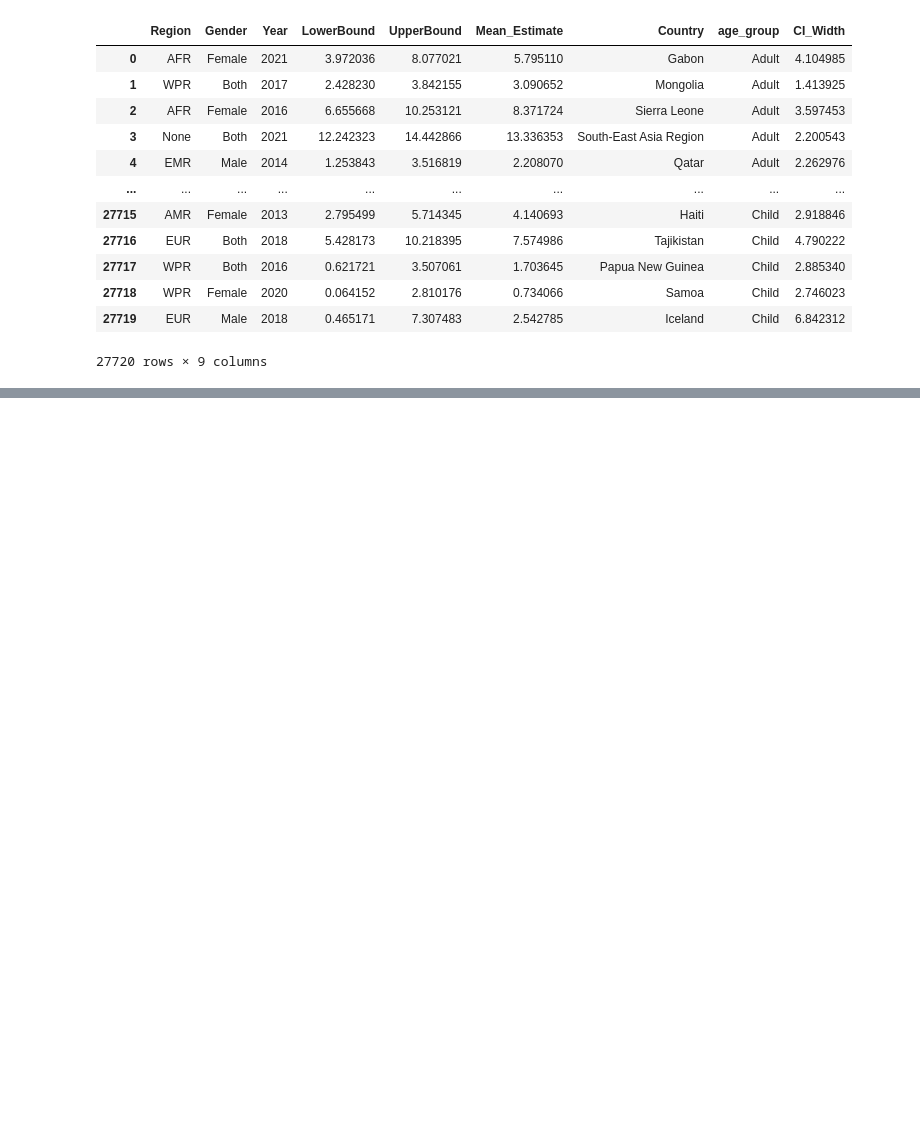
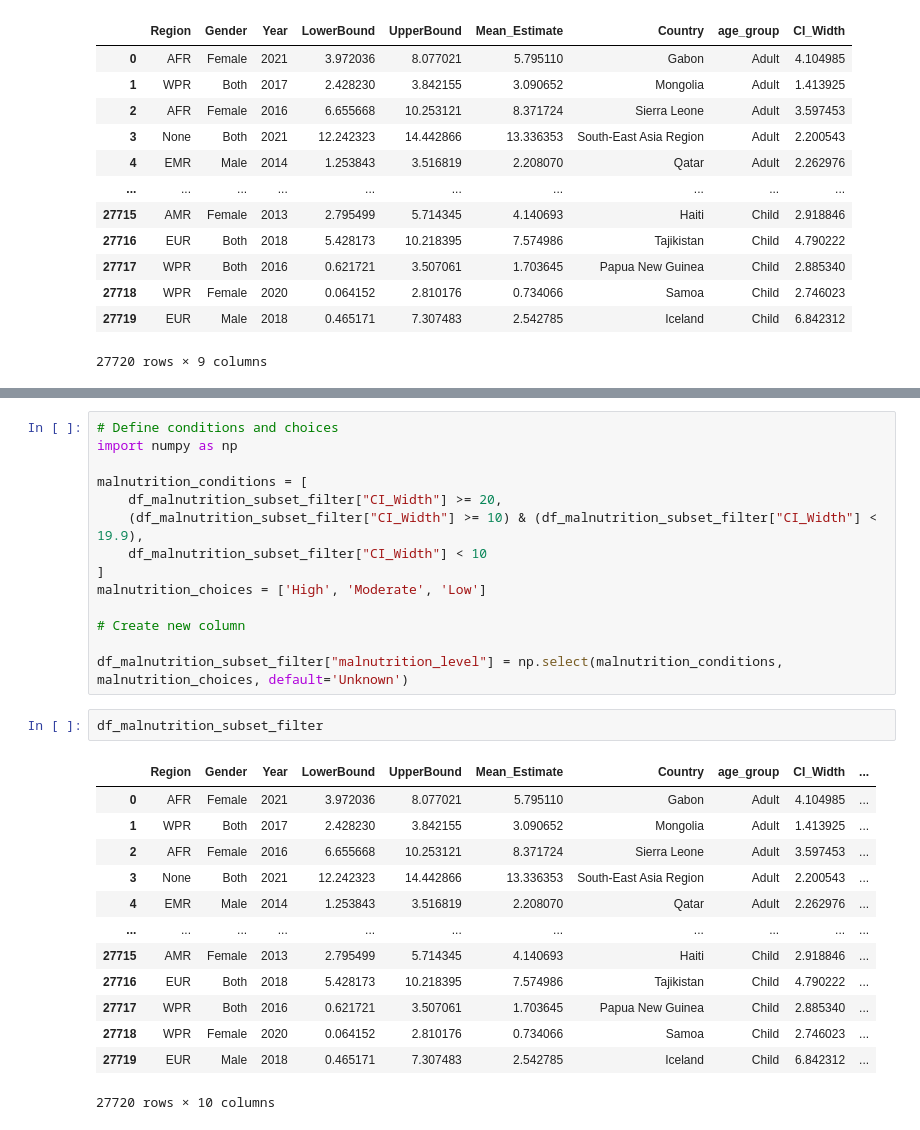
Before and after one commit to ArunK-ML/Project---Nutrition-Paradox-A-Global-View-on-Obesity-and-Malnutrition, a Jupyter notebook: Nutrition_Paradox1.ipynb, the cells around one changed output, grey strips where cells are left out. Drawn from its saved outputs; the diff is of its cells as text; blank space fills up the shorter version.

```diff
--- a/Nutrition_Paradox1.ipynb
+++ b/Nutrition_Paradox1.ipynb
@@ -199,0 +234,30 @@ df_malnutrition_subset_filter
+# %%
+# Define conditions and choices
+import numpy as np
+
+malnutrition_conditions = [
+    df_malnutrition_subset_filter["CI_Width"] >= 20,
+    (df_malnutrition_subset_filter["CI_Width"] >= 10) & (df_malnutrition_subset_filter["CI_Width"] < 19.9),
+    df_malnutrition_subset_filter["CI_Width"] < 10
+]
+malnutrition_choices = ['High', 'Moderate', 'Low']
+
+# Create new column
+
+df_malnutrition_subset_filter["malnutrition_level"] = np.select(malnutrition_conditions, malnutrition_choices, default='Unknown')
+# %%
+df_malnutrition_subset_filter
+# %% [output]
+|  | Region | Gender | Year | LowerBound | UpperBound | Mean_Estimate | Country | age_group | CI_Width | ... |
+| 0 | AFR | Female | 2021 | 3.972036 | 8.077021 | 5.795110 | Gabon | Adult | 4.104985 | ... |
+| 1 | WPR | Both | 2017 | 2.428230 | 3.842155 | 3.090652 | Mongolia | Adult | 1.413925 | ... |
+| 2 | AFR | Female | 2016 | 6.655668 | 10.253121 | 8.371724 | Sierra Leone | Adult | 3.597453 | ... |
+| 3 | None | Both | 2021 | 12.242323 | 14.442866 | 13.336353 | South-East Asia Region | Adult | 2.200543 | ... |
+| 4 | EMR | Male | 2014 | 1.253843 | 3.516819 | 2.208070 | Qatar | Adult | 2.262976 | ... |
+| ... | ... | ... | ... | ... | ... | ... | ... | ... | ... | ... |
+| 27715 | AMR | Female | 2013 | 2.795499 | 5.714345 | 4.140693 | Haiti | Child | 2.918846 | ... |
+| 27716 | EUR | Both | 2018 | 5.428173 | 10.218395 | 7.574986 | Tajikistan | Child | 4.790222 | ... |
+| 27717 | WPR | Both | 2016 | 0.621721 | 3.507061 | 1.703645 | Papua New Guinea | Child | 2.885340 | ... |
+| 27718 | WPR | Female | 2020 | 0.064152 | 2.810176 | 0.734066 | Samoa | Child | 2.746023 | ... |
+| 27719 | EUR | Male | 2018 | 0.465171 | 7.307483 | 2.542785 | Iceland | Child | 6.842312 | ... |
+27720 rows × 10 columns
```
Also changed, not shown: parts of 3 cells of this notebook.
